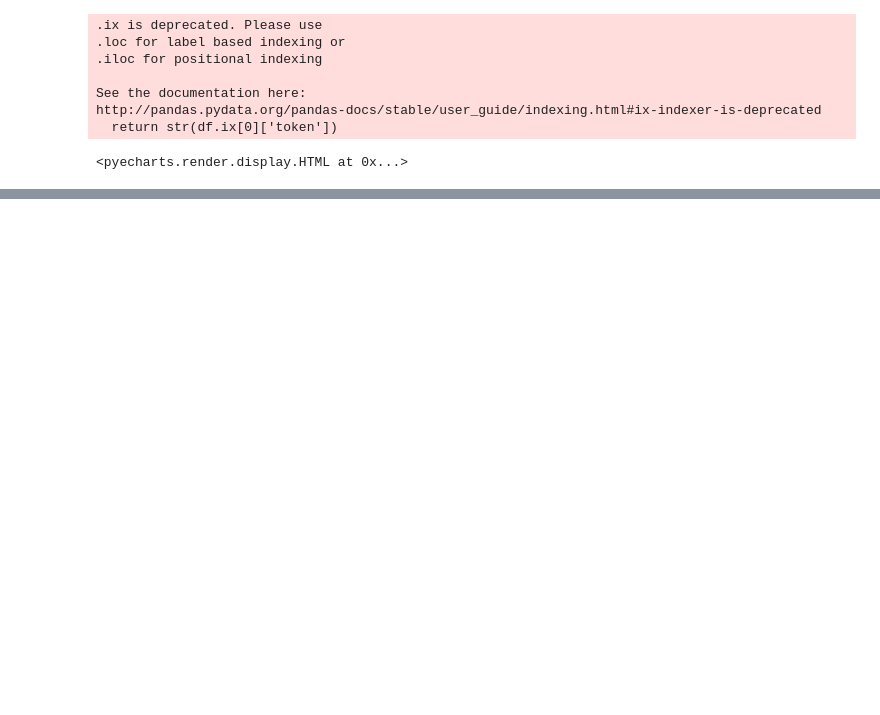
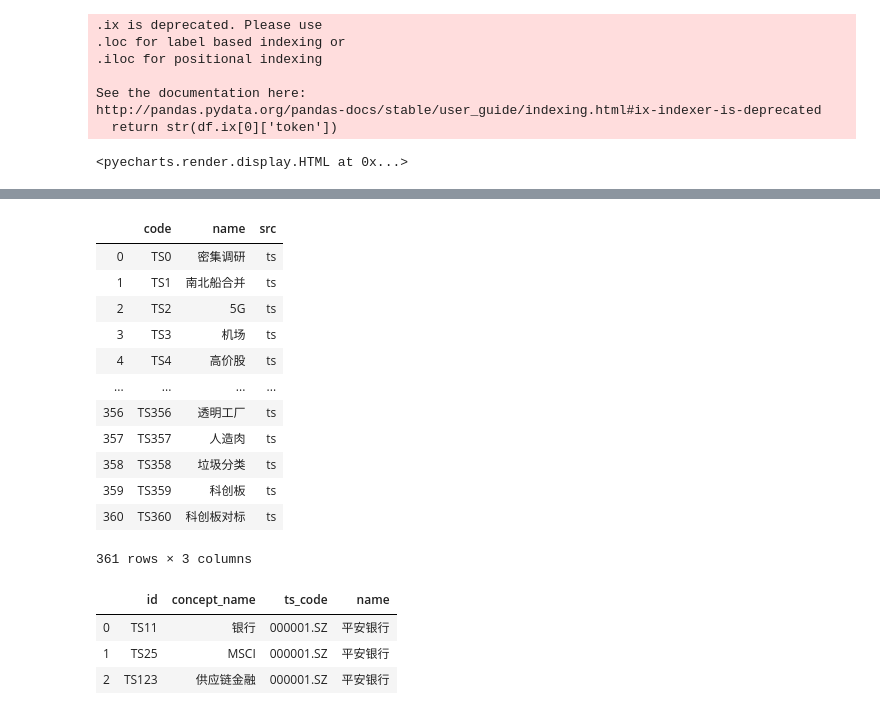
Before and after one commit to dcais/stock_notebook, a Jupyter notebook: notebook/finance.ipynb, the cells around one changed output, grey strips where cells are left out. Saved outputs shown, nothing was run; the diff lists cells and outputs as text; code cells hidden in the pictures; blank space fills up the shorter version.

Commit message:
concept

```diff
--- a/notebook/finance.ipynb
+++ b/notebook/finance.ipynb
@@ -143,0 +142,18 @@ df.tail(1)
+# %%
+df = pro.concept()
+# %%
+df
+# %% [output]
+|  | code | name | src |
+| 0 | TS0 | 密集调研 | ts |
+| 1 | TS1 | 南北船合并 | ts |
+| 2 | TS2 | 5G | ts |
+| 3 | TS3 | 机场 | ts |
+| 4 | TS4 | 高价股 | ts |
+| ... | ... | ... | ... |
+| 356 | TS356 | 透明工厂 | ts |
+| 357 | TS357 | 人造肉 | ts |
+| 358 | TS358 | 垃圾分类 | ts |
+| 359 | TS359 | 科创板 | ts |
+| 360 | TS360 | 科创板对标 | ts |
+361 rows × 3 columns
@@ -143,0 +162,7 @@ df.tail(1)
+# %%
+df
+# %% [output]
+|  | id | concept_name | ts_code | name |
+| 0 | TS11 | 银行 | 000001.SZ | 平安银行 |
+| 1 | TS25 | MSCI | 000001.SZ | 平安银行 |
+| 2 | TS123 | 供应链金融 | 000001.SZ | 平安银行 |
```
Also changed, not shown: parts of 6 cells of this notebook, 2 other files.
